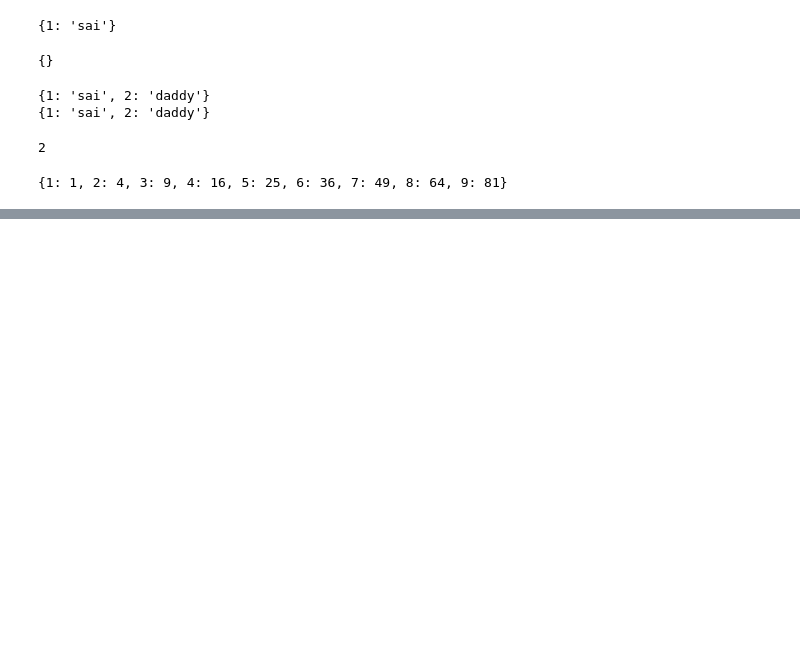
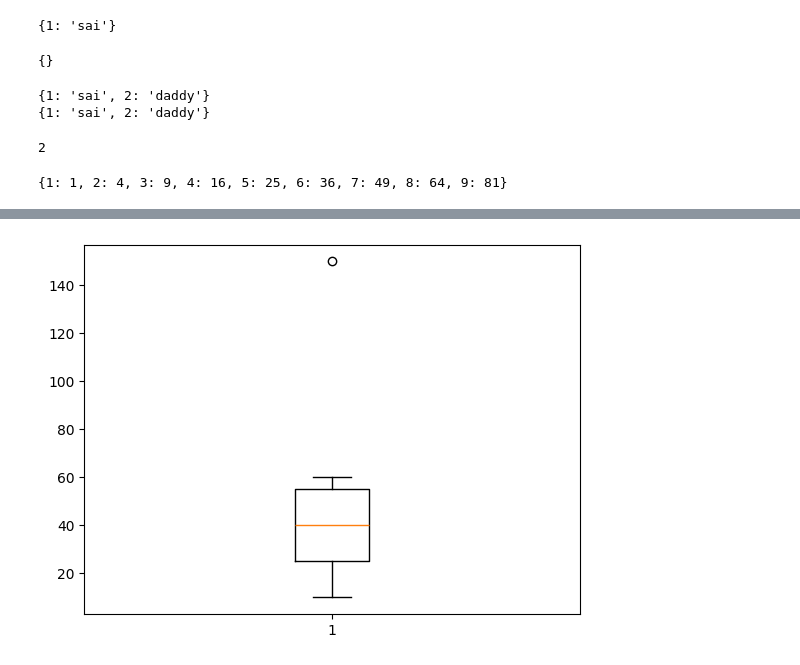
Before and after one commit to Sai-Surya-Gandhan/python, a Jupyter notebook: Copy_of_Welcome_To_Colab.ipynb, the cells around one changed output, grey strips where cells are left out. Saved outputs shown, nothing was run; the diff lists cells and outputs as text; code cells hidden in the pictures; blank space fills up the shorter version.

```diff
--- a/Copy_of_Welcome_To_Colab.ipynb
+++ b/Copy_of_Welcome_To_Colab.ipynb
@@ -998,0 +1038,7 @@ plt.show()
+# %%
+import matplotlib.pyplot as plt
+data=[10,20,30,40,50,60,150]
+plt.boxplot(data)
+plt.show()
+# %% [output]
+[figure, added]
```
Also changed, not shown: parts of 8 cells of this notebook.
